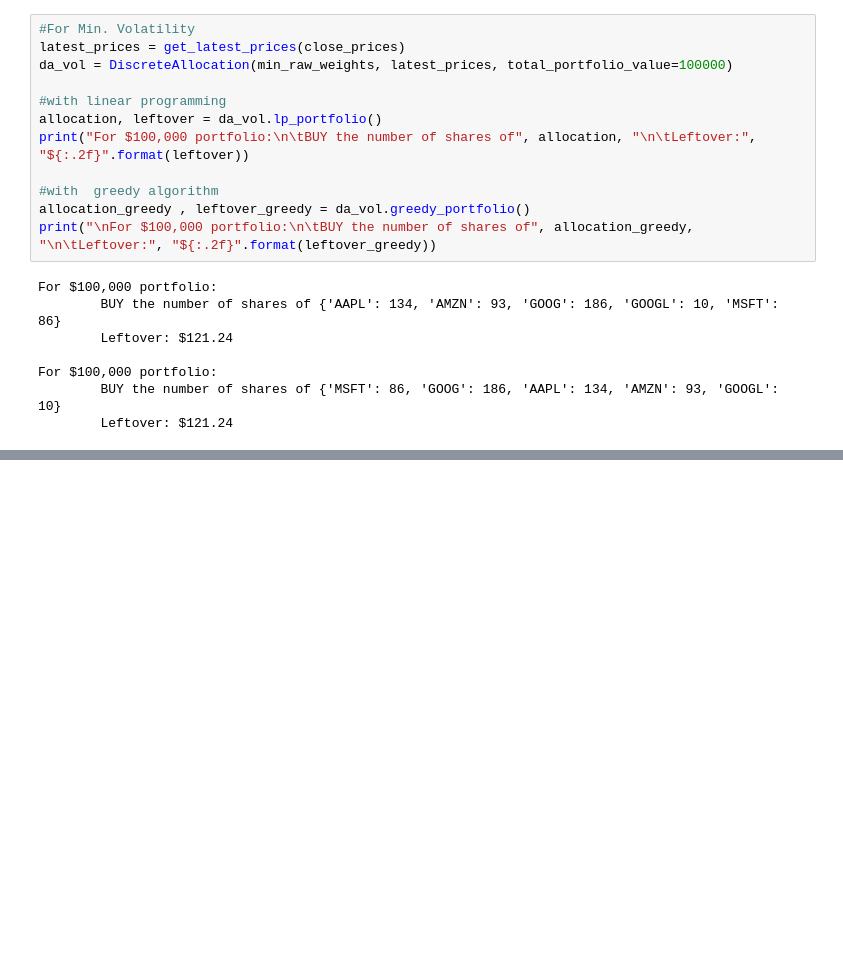
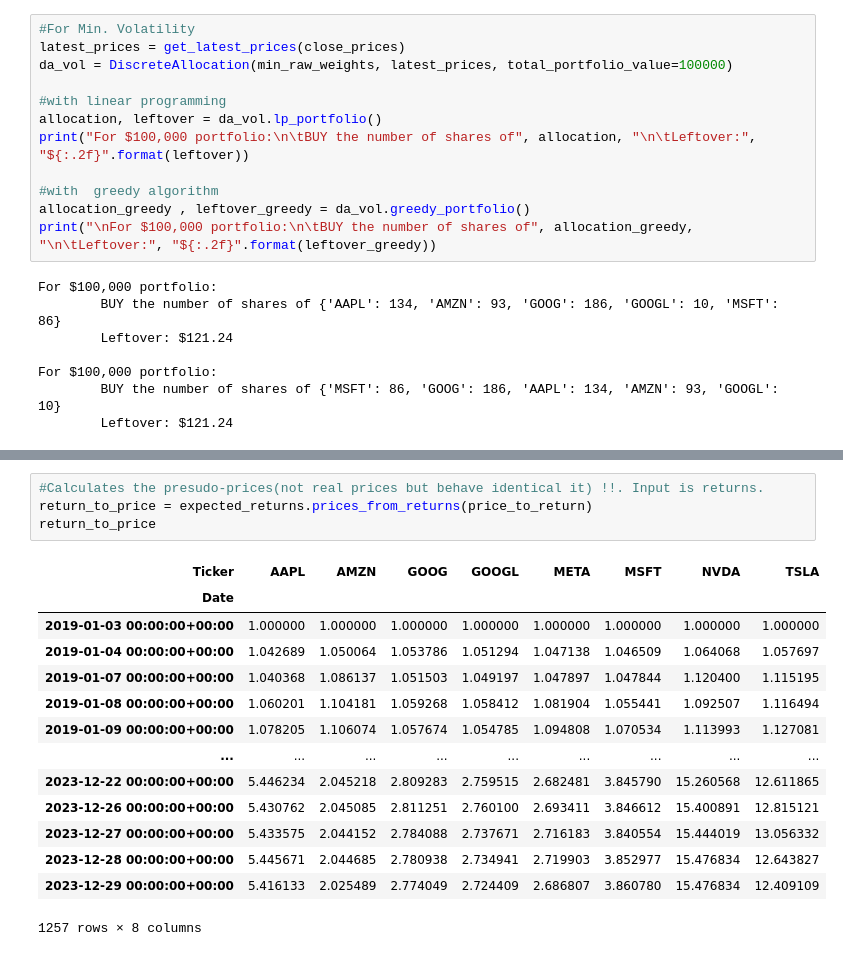
Before and after one commit to OsmanC-0/Portfolio-Optimization-Project-0, a Jupyter notebook: Portfolio_Optimisation_1.ipynb, the cells around one changed output, grey strips where cells are left out. Drawn from its saved outputs; the diff is of its cells as text; blank space fills up the shorter version.

```diff
--- a/Portfolio_Optimisation_1.ipynb
+++ b/Portfolio_Optimisation_1.ipynb
@@ -271,0 +329,19 @@ For $100,000 portfolio:
+# %%
+#Calculates the presudo-prices(not real prices but behave identical it) !!. Input is returns.
+return_to_price = expected_returns.prices_from_returns(price_to_return)
+return_to_price
+# %% [output]
+| Ticker | AAPL | AMZN | GOOG | GOOGL | META | MSFT | NVDA | TSLA |
+| Date |  |  |  |  |  |  |  |  |
+| 2019-01-03 00:00:00+00:00 | 1.000000 | 1.000000 | 1.000000 | 1.000000 | 1.000000 | 1.000000 | 1.000000 | 1.000000 |
+| 2019-01-04 00:00:00+00:00 | 1.042689 | 1.050064 | 1.053786 | 1.051294 | 1.047138 | 1.046509 | 1.064068 | 1.057697 |
+| 2019-01-07 00:00:00+00:00 | 1.040368 | 1.086137 | 1.051503 | 1.049197 | 1.047897 | 1.047844 | 1.120400 | 1.115195 |
+| 2019-01-08 00:00:00+00:00 | 1.060201 | 1.104181 | 1.059268 | 1.058412 | 1.081904 | 1.055441 | 1.092507 | 1.116494 |
+| 2019-01-09 00:00:00+00:00 | 1.078205 | 1.106074 | 1.057674 | 1.054785 | 1.094808 | 1.070534 | 1.113993 | 1.127081 |
+| ... | ... | ... | ... | ... | ... | ... | ... | ... |
+| 2023-12-22 00:00:00+00:00 | 5.446234 | 2.045218 | 2.809283 | 2.759515 | 2.682481 | 3.845790 | 15.260568 | 12.611865 |
+| 2023-12-26 00:00:00+00:00 | 5.430762 | 2.045085 | 2.811251 | 2.760100 | 2.693411 | 3.846612 | 15.400891 | 12.815121 |
+| 2023-12-27 00:00:00+00:00 | 5.433575 | 2.044152 | 2.784088 | 2.737671 | 2.716183 | 3.840554 | 15.444019 | 13.056332 |
+| 2023-12-28 00:00:00+00:00 | 5.445671 | 2.044685 | 2.780938 | 2.734941 | 2.719903 | 3.852977 | 15.476834 | 12.643827 |
+| 2023-12-29 00:00:00+00:00 | 5.416133 | 2.025489 | 2.774049 | 2.724409 | 2.686807 | 3.860780 | 15.476834 | 12.409109 |
+1257 rows × 8 columns
```
Also changed, not shown: parts of 4 cells of this notebook.
